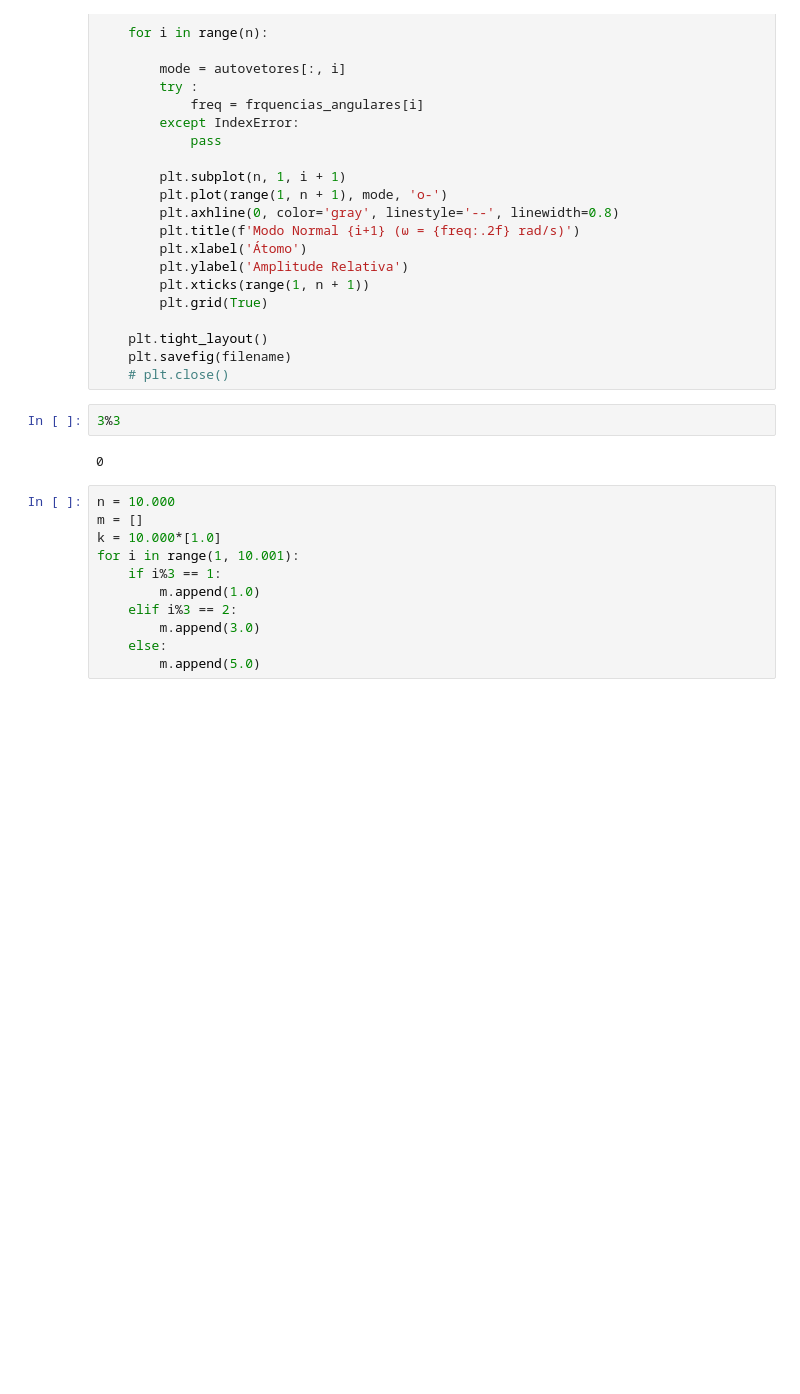
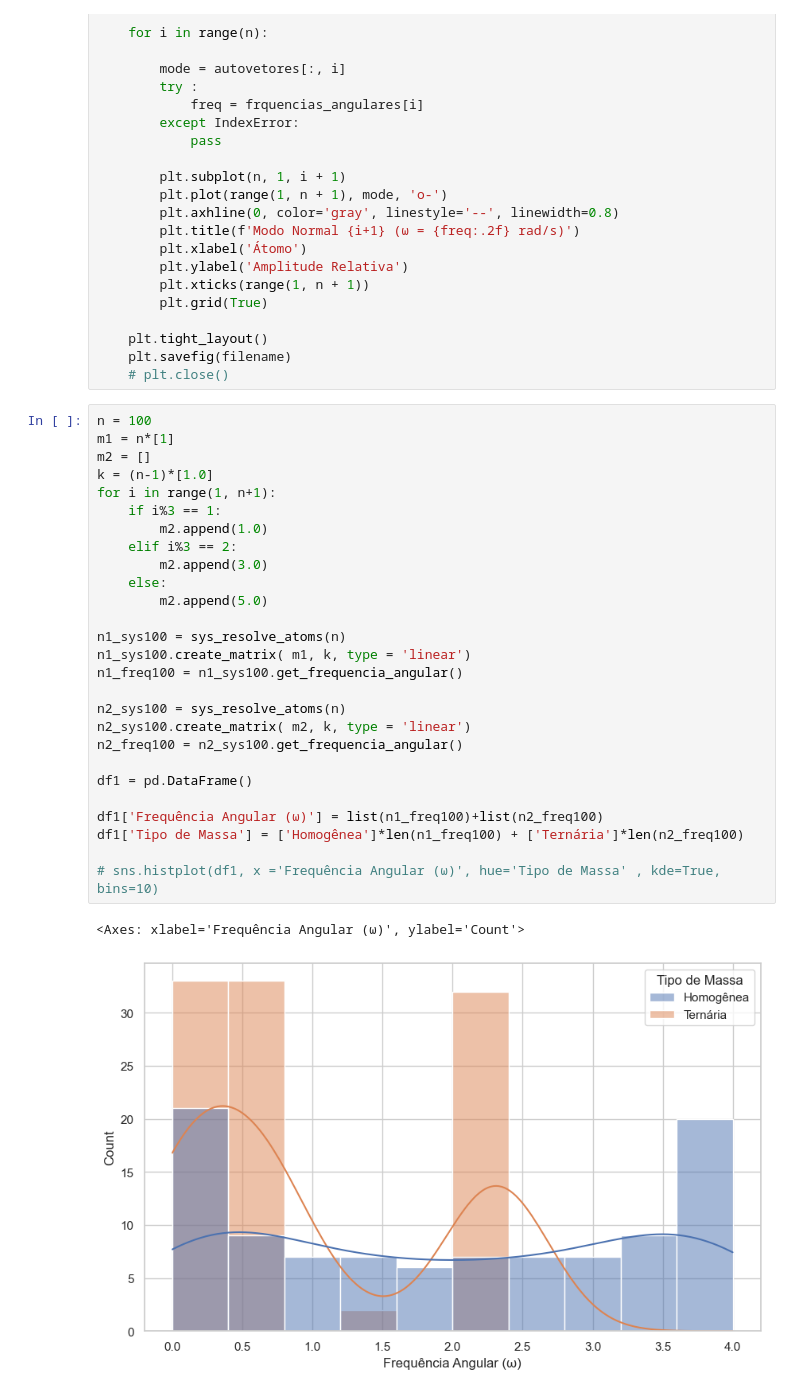
Before and after one commit to LucasMDeLucca/AV5, a Jupyter notebook: av5.ipynb, the cells around one changed output. Cells and saved outputs as stored; diff of their text form; blank space fills up the shorter version.

Commit message:
Ajuste com primeiro plot

```diff
--- a/av5.ipynb
+++ b/av5.ipynb
@@ -71,18 +71,33 @@ def plot_modos_normais(n, massas, ks, titulo, filename):
     plt.tight_layout()
     plt.savefig(filename)
     # plt.close()
-# %%
-3%3
-# %% [output]
-0
 # %%
-n = 10.000
-m = []
-k = 10.000*[1.0]
-for i in range(1, 10.001):
+n = 100
+m1 = n*[1]
+m2 = []
+k = (n-1)*[1.0]
+for i in range(1, n+1):
     if i%3 == 1:
-        m.append(1.0)
+        m2.append(1.0)
     elif i%3 == 2:
-        m.append(3.0)
+        m2.append(3.0)
     else:
-        m.append(5.0)
+        m2.append(5.0)
+
+n1_sys100 = sys_resolve_atoms(n)
+n1_sys100.create_matrix( m1, k, type = 'linear')
+n1_freq100 = n1_sys100.get_frequencia_angular()
+
+n2_sys100 = sys_resolve_atoms(n)
+n2_sys100.create_matrix( m2, k, type = 'linear')
+n2_freq100 = n2_sys100.get_frequencia_angular()
+
+df1 = pd.DataFrame()
+
+df1['Frequência Angular (ω)'] = list(n1_freq100)+list(n2_freq100)
+df1['Tipo de Massa'] = ['Homogênea']*len(n1_freq100) + ['Ternária']*len(n2_freq100)
+
+# sns.histplot(df1, x ='Frequência Angular (ω)', hue='Tipo de Massa' , kde=True, bins=10)
+# %% [output]
+<Axes: xlabel='Frequência Angular (ω)', ylabel='Count'>
+[figure, added]
```
Also changed, not shown: parts of 7 cells of this notebook, 1 other file.
